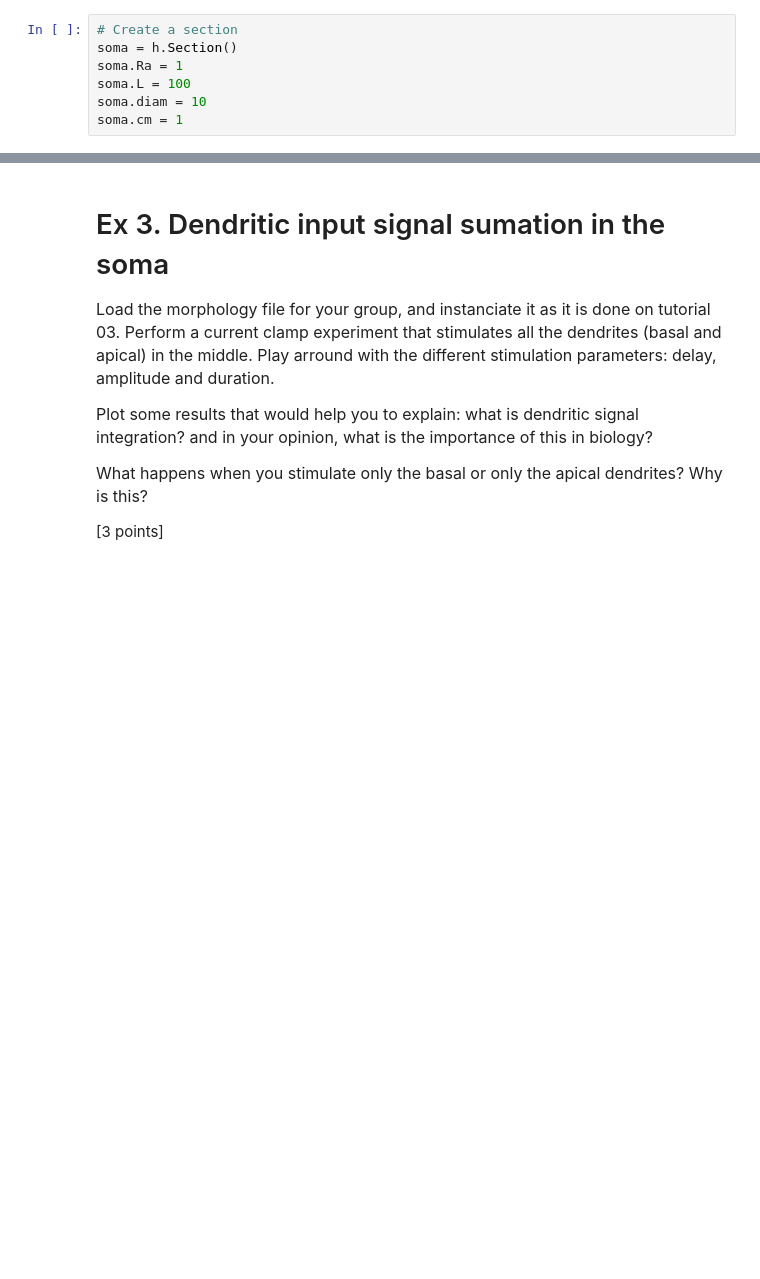
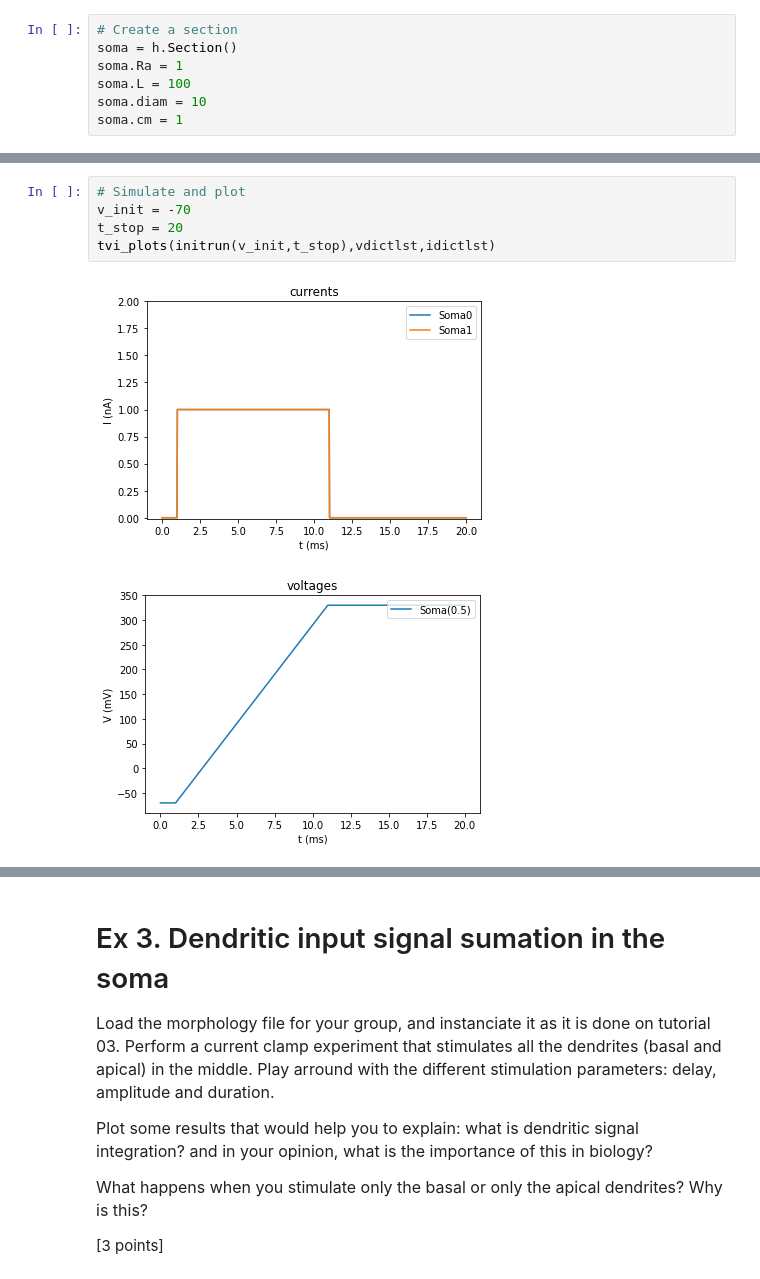
Before and after one commit to GasserElbanna/In-Silico-Neuroscience-Projects, a Jupyter notebook: Week 4/Week4_HomeWork.ipynb, the cells around one changed output, grey strips where cells are left out. Cells and saved outputs as stored; diff of their text form; blank space fills up the shorter version.

```diff
--- a/Week 4/Week4_HomeWork.ipynb
+++ b/Week 4/Week4_HomeWork.ipynb
@@ -128,0 +145,8 @@ tvi_plots(initrun(v_init,t_stop),vdictlst,idictlst)
+# %%
+# Simulate and plot
+v_init = -70
+t_stop = 20
+tvi_plots(initrun(v_init,t_stop),vdictlst,idictlst)
+# %% [output]
+[figure, added]
+[figure, added]
```
Also changed, not shown: parts of 29 cells of this notebook, 3 other files.
